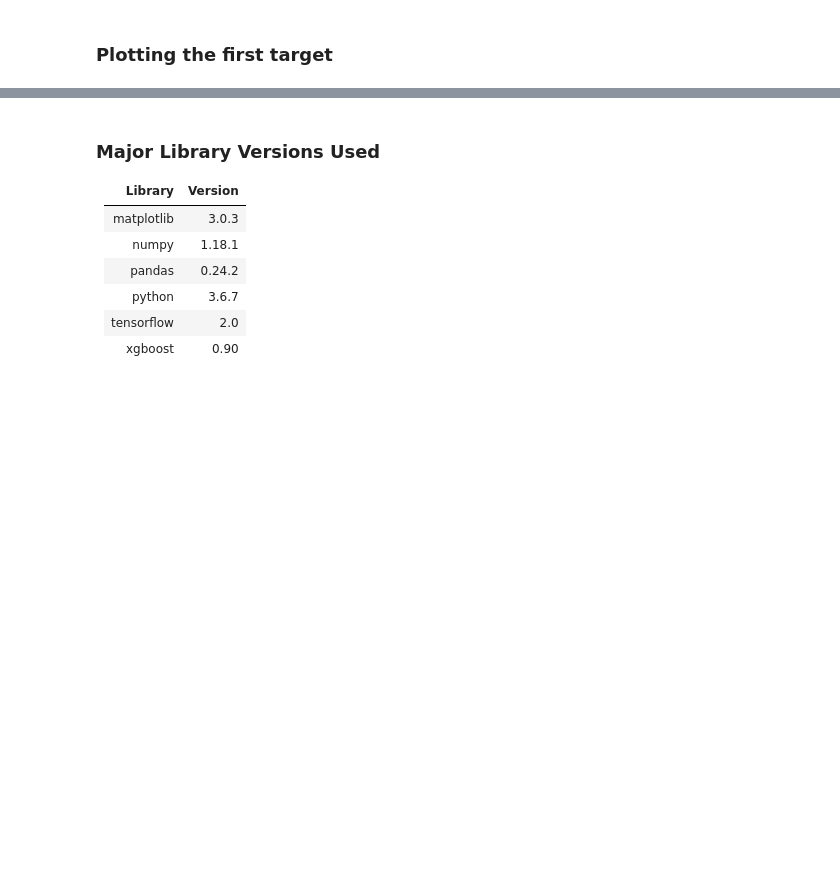
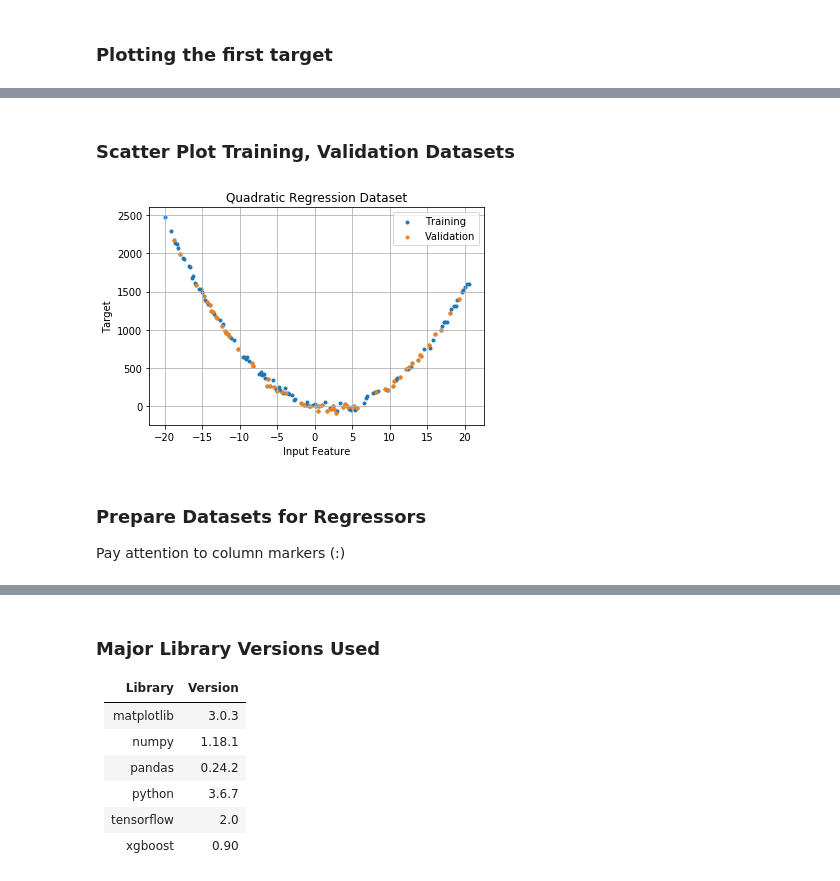
Before and after one commit to jeremywood-ai/Tau_Legion, a Jupyter notebook: xgboost/Linear_QuadraticRegression/quadraticXGBoostLocal.ipynb, the cells around one changed output, grey strips where cells are left out. Saved outputs shown, nothing was run; the diff lists cells and outputs as text; code cells hidden in the pictures; blank space fills up the shorter version.

```diff
--- a/xgboost/Linear_QuadraticRegression/quadraticXGBoostLocal.ipynb
+++ b/xgboost/Linear_QuadraticRegression/quadraticXGBoostLocal.ipynb
@@ -142,0 +65,7 @@ df[:qd_val].to_csv('quadratic_validation.csv', index=False, header=False, column
+# %%
+train_file = 'quadratic_train.csv'
+validation_file = 'quadratic_validation.csv'
+
+# specify column names, since there are no headers in the files
+df_train = pd.read_csv(train_file,names=['y','x'])
+df_validation = pd.read_csv(validation_file,names=['y','x'])
@@ -142,0 +81,16 @@ df[:qd_val].to_csv('quadratic_validation.csv', index=False, header=False, column
+# %% [markdown]
+### Scatter Plot Training, Validation Datasets
+# %%
+plt.scatter(df_train.x,df_train.y, label='Training', marker='.')
+plt.scatter(df_validation.x,df_validation.y, label='Validation', marker='.')
+plt.grid(True)
+plt.xlabel('Input Feature')
+plt.ylabel('Target')
+plt.title('Quadratic Regression Dataset')
+plt.legend()
+plt.show()
+# %% [output]
+[figure, added]
+# %% [markdown]
+### Prepare Datasets for Regressors
+Pay attention to column markers (:)
```
Also changed, not shown: parts of 93 cells of this notebook.
